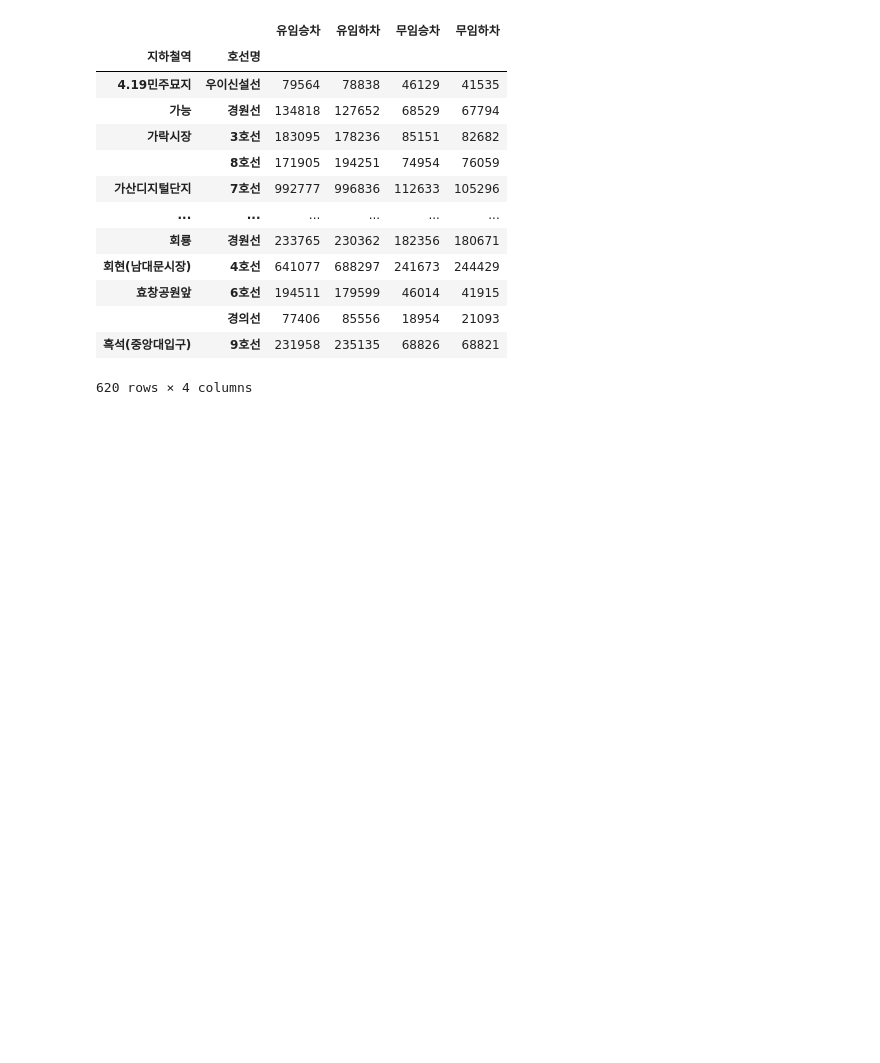
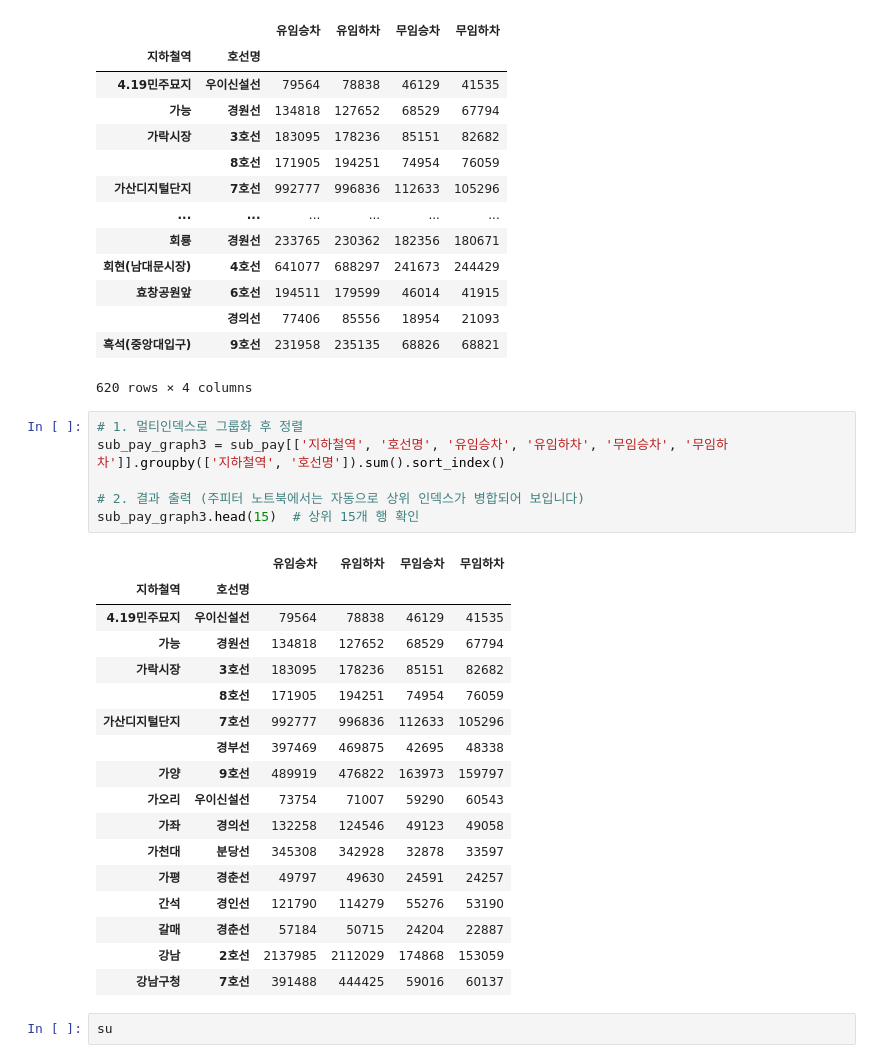
Before and after one commit to hslcrb/kw-competition-practice, a Jupyter notebook: 20260705-일요실습1.ipynb, the cells around one changed output. Saved outputs shown, nothing was run; the diff lists cells and outputs as text; blank space fills up the shorter version.

```diff
--- a/20260705-일요실습1.ipynb
+++ b/20260705-일요실습1.ipynb
@@ -450,3 +450,29 @@ sub_pay_graph3
 |  | 경의선 | 77406 | 85556 | 18954 | 21093 |
 | 흑석(중앙대입구) | 9호선 | 231958 | 235135 | 68826 | 68821 |
 620 rows × 4 columns
+# %%
+# 1. 멀티인덱스로 그룹화 후 정렬
+sub_pay_graph3 = sub_pay[['지하철역', '호선명', '유임승차', '유임하차', '무임승차', '무임하차']].groupby(['지하철역', '호선명']).sum().sort_index()
+
+# 2. 결과 출력 (주피터 노트북에서는 자동으로 상위 인덱스가 병합되어 보입니다)
+sub_pay_graph3.head(15)  # 상위 15개 행 확인
+# %% [output]
+|  |  | 유임승차 | 유임하차 | 무임승차 | 무임하차 |
+| 지하철역 | 호선명 |  |  |  |  |
+| 4.19민주묘지 | 우이신설선 | 79564 | 78838 | 46129 | 41535 |
+| 가능 | 경원선 | 134818 | 127652 | 68529 | 67794 |
+| 가락시장 | 3호선 | 183095 | 178236 | 85151 | 82682 |
+|  | 8호선 | 171905 | 194251 | 74954 | 76059 |
+| 가산디지털단지 | 7호선 | 992777 | 996836 | 112633 | 105296 |
+|  | 경부선 | 397469 | 469875 | 42695 | 48338 |
+| 가양 | 9호선 | 489919 | 476822 | 163973 | 159797 |
+| 가오리 | 우이신설선 | 73754 | 71007 | 59290 | 60543 |
+| 가좌 | 경의선 | 132258 | 124546 | 49123 | 49058 |
+| 가천대 | 분당선 | 345308 | 342928 | 32878 | 33597 |
+| 가평 | 경춘선 | 49797 | 49630 | 24591 | 24257 |
+| 간석 | 경인선 | 121790 | 114279 | 55276 | 53190 |
+| 갈매 | 경춘선 | 57184 | 50715 | 24204 | 22887 |
+| 강남 | 2호선 | 2137985 | 2112029 | 174868 | 153059 |
+| 강남구청 | 7호선 | 391488 | 444425 | 59016 | 60137 |
+# %%
+su
```
